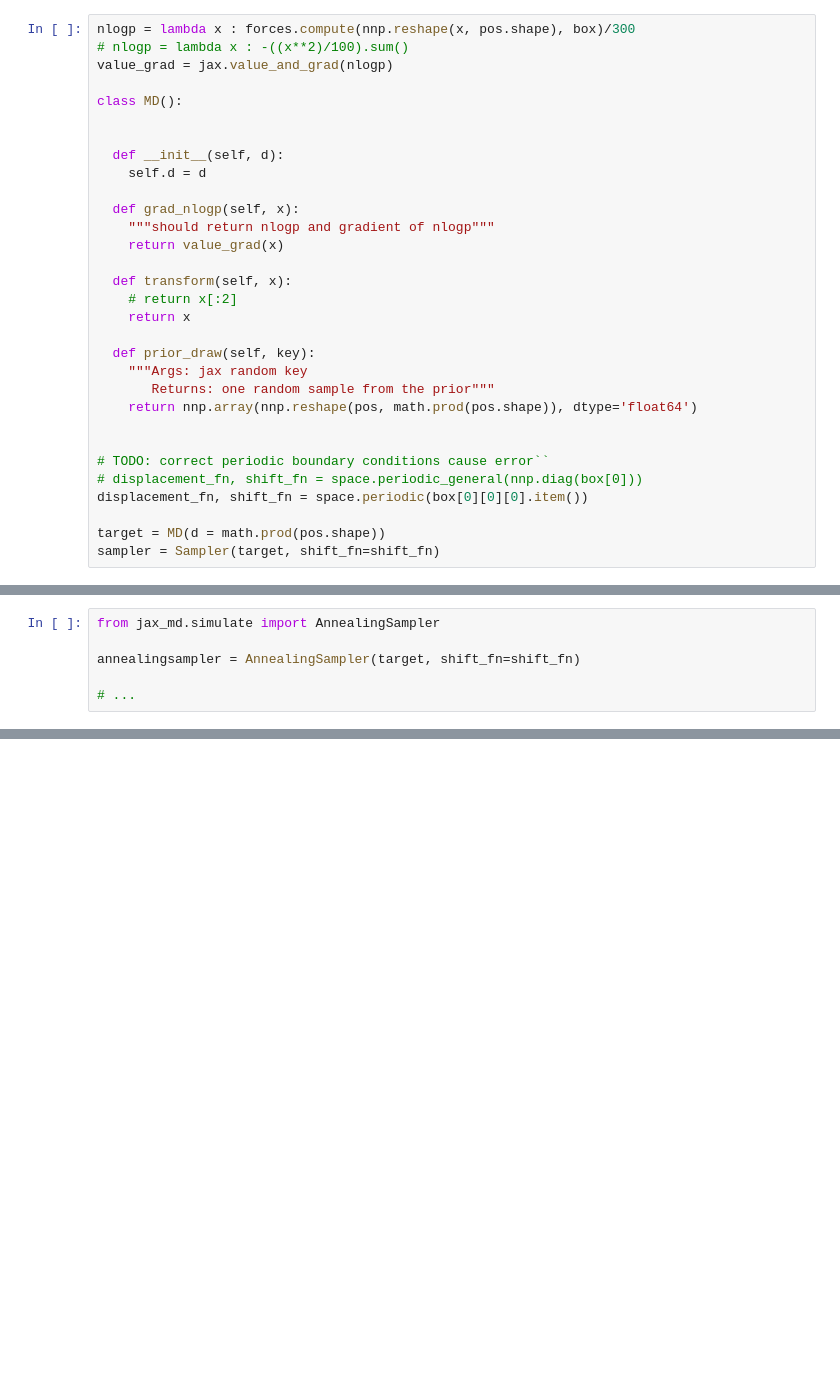
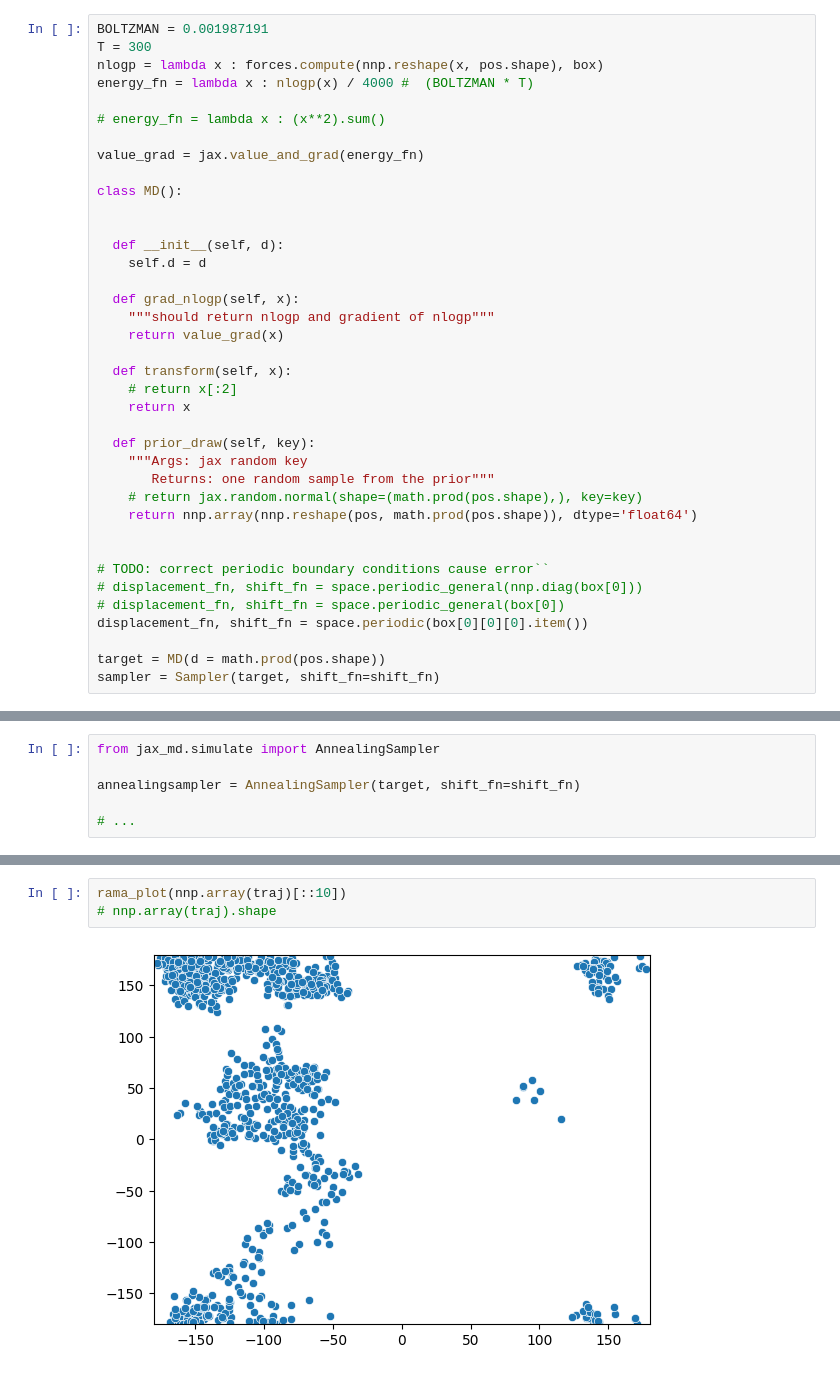
Before and after one commit to reubenharry/jax-md, a Jupyter notebook: notebooks/ad_mclmc.ipynb, the cells around one changed output, grey strips where cells are left out. Cells and saved outputs as stored; diff of their text form; blank space fills up the shorter version.

```diff
--- a/notebooks/ad_mclmc.ipynb
+++ b/notebooks/ad_mclmc.ipynb
@@ -52,7 +48,12 @@ import jax
 # %%
-nlogp = lambda x : forces.compute(nnp.reshape(x, pos.shape), box)/300
-# nlogp = lambda x : -((x**2)/100).sum()
-value_grad = jax.value_and_grad(nlogp)
+BOLTZMAN = 0.001987191
+T = 300
+nlogp = lambda x : forces.compute(nnp.reshape(x, pos.shape), box)
+energy_fn = lambda x : nlogp(x) / 4000 #  (BOLTZMAN * T)
+
+# energy_fn = lambda x : (x**2).sum()
+
+value_grad = jax.value_and_grad(energy_fn)
 
 class MD():
 
@@ -71,11 +72,13 @@ class MD():
   def prior_draw(self, key):
     """Args: jax random key
        Returns: one random sample from the prior"""
+    # return jax.random.normal(shape=(math.prod(pos.shape),), key=key)
     return nnp.array(nnp.reshape(pos, math.prod(pos.shape)), dtype='float64')
 
 
 # TODO: correct periodic boundary conditions cause error``
 # displacement_fn, shift_fn = space.periodic_general(nnp.diag(box[0]))
+# displacement_fn, shift_fn = space.periodic_general(box[0])
 displacement_fn, shift_fn = space.periodic(box[0][0][0].item())
 
 target = MD(d = math.prod(pos.shape))
@@ -249,0 +171,5 @@ rama_plot(list(rs))
+# %%
+rama_plot(nnp.array(traj)[::10])
+# nnp.array(traj).shape
+# %% [output]
+[figure, added]
```
Also changed, not shown: parts of 19 cells of this notebook, 3 other files.
